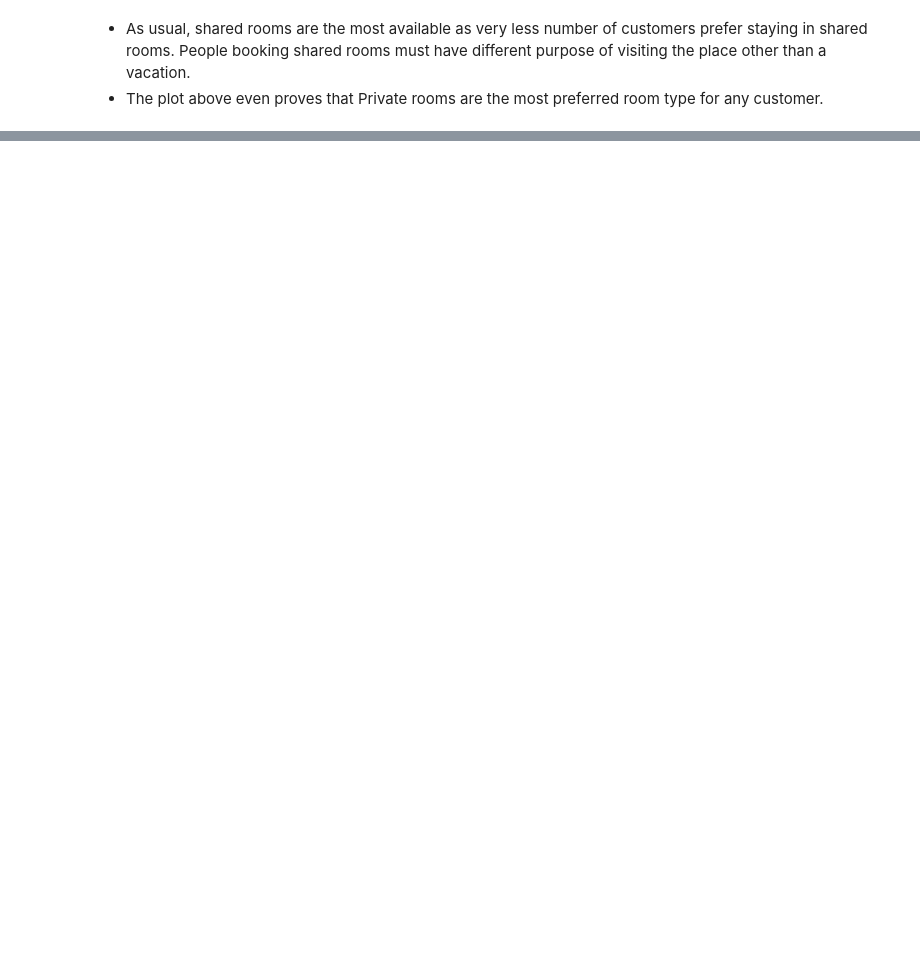
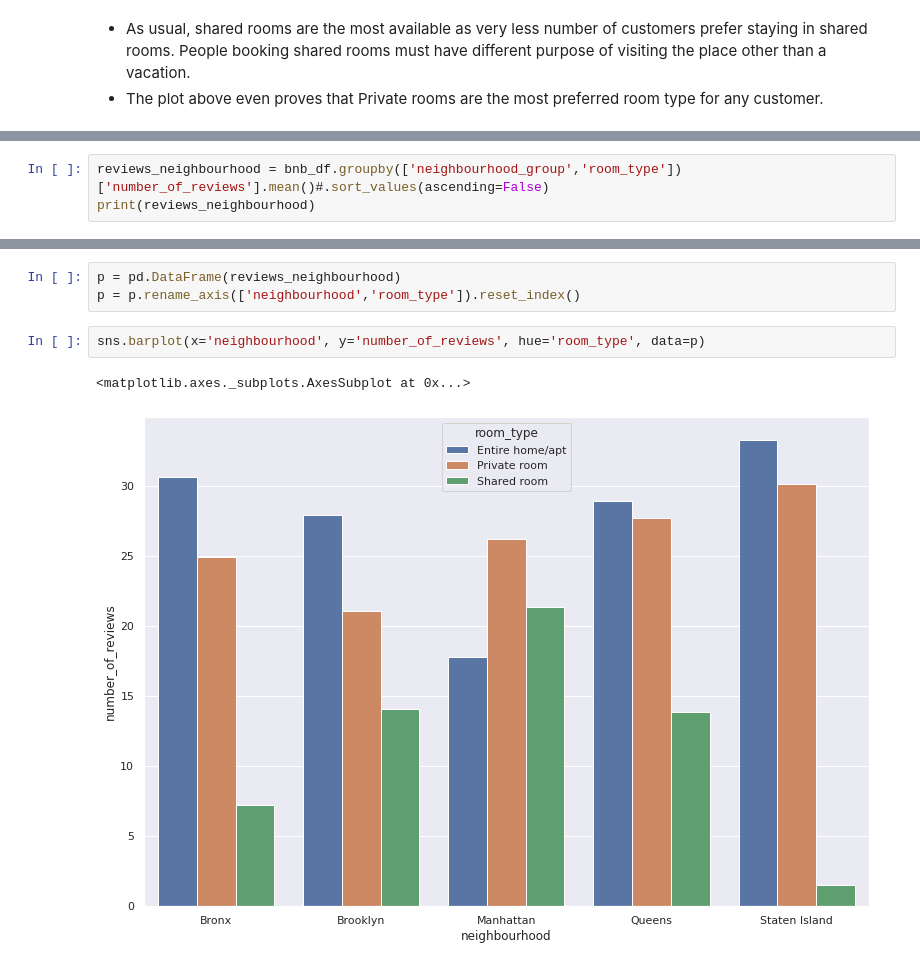
Before and after one commit to Rudrajit12/Airbnb-Bookings-Analysis, a Jupyter notebook: Airbnb_Bookings_Analysis_Capstone_Project.ipynb, the cells around one changed output, grey strips where cells are left out. Cells and saved outputs as stored; diff of their text form; blank space fills up the shorter version.

```diff
--- a/Airbnb_Bookings_Analysis_Capstone_Project.ipynb
+++ b/Airbnb_Bookings_Analysis_Capstone_Project.ipynb
@@ -971,0 +1059,3 @@ Name: availability_365, dtype: float64
+# %%
+reviews_neighbourhood = bnb_df.groupby(['neighbourhood_group','room_type'])['number_of_reviews'].mean()#.sort_values(ascending=False)
+print(reviews_neighbourhood)
@@ -971,0 +1080,8 @@ Name: availability_365, dtype: float64
+# %%
+p = pd.DataFrame(reviews_neighbourhood)
+p = p.rename_axis(['neighbourhood','room_type']).reset_index()
+# %%
+sns.barplot(x='neighbourhood', y='number_of_reviews', hue='room_type', data=p)
+# %% [output]
+<matplotlib.axes._subplots.AxesSubplot at 0x...>
+[figure, added]
```
Also changed, not shown: parts of 40 cells of this notebook.
